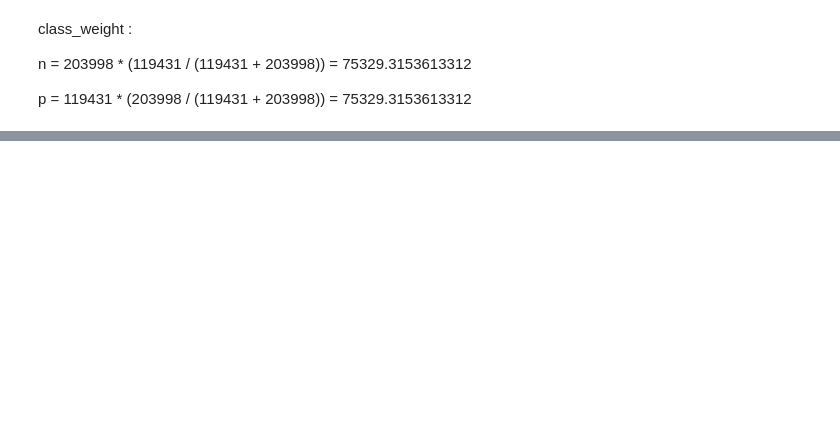
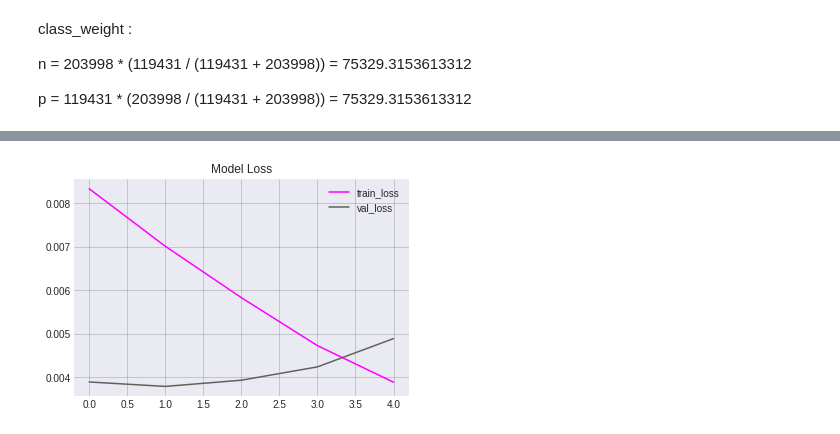
Before and after one commit to rafi-fauzan/Question_Pairs_BiLSTM, a Jupyter notebook: ex2.ipynb, the cells around one changed output, grey strips where cells are left out. Saved outputs shown, nothing was run; the diff lists cells and outputs as text; code cells hidden in the pictures; blank space fills up the shorter version.

```diff
--- a/ex2.ipynb
+++ b/ex2.ipynb
@@ -300,10 +393,10 @@ plt.grid(axis = 'x', c = 'black', alpha = 0.2)
 # %%
 plt.figure()
 plt.plot(losses, color = 'magenta')
 plt.plot(val_losses, color = '#606060')
 plt.title('Model Loss')
-plt.ylabel('Loss')
-plt.xlabel('Epoch #')
 plt.legend(['train_loss', 'val_loss'], loc = 'upper right')
 plt.grid(axis = 'y', c = 'black', alpha = 0.2)
 plt.grid(axis = 'x', c = 'black', alpha = 0.2)
+# %% [output]
+[figure, added]
```
Also changed, not shown: parts of 17 cells of this notebook, 2 other files.
